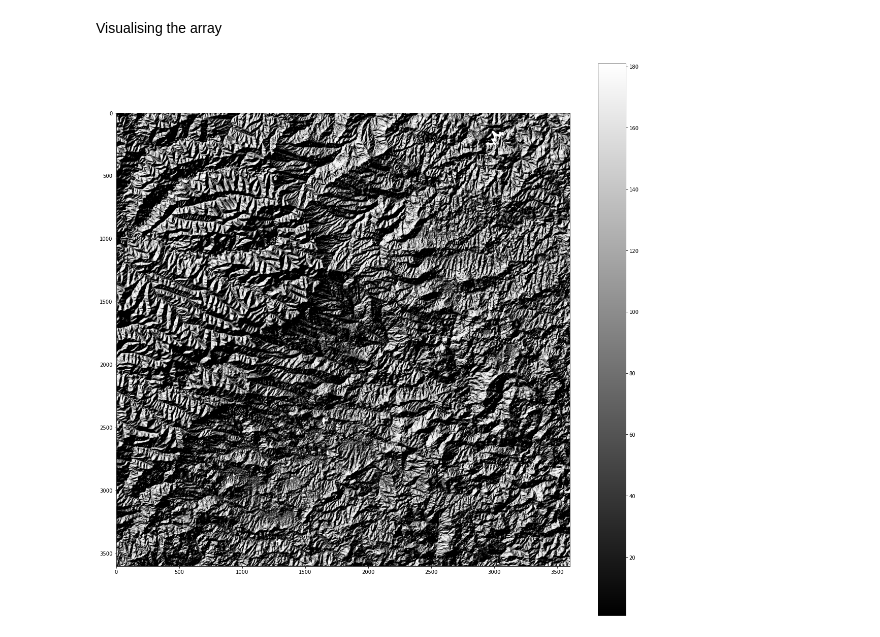
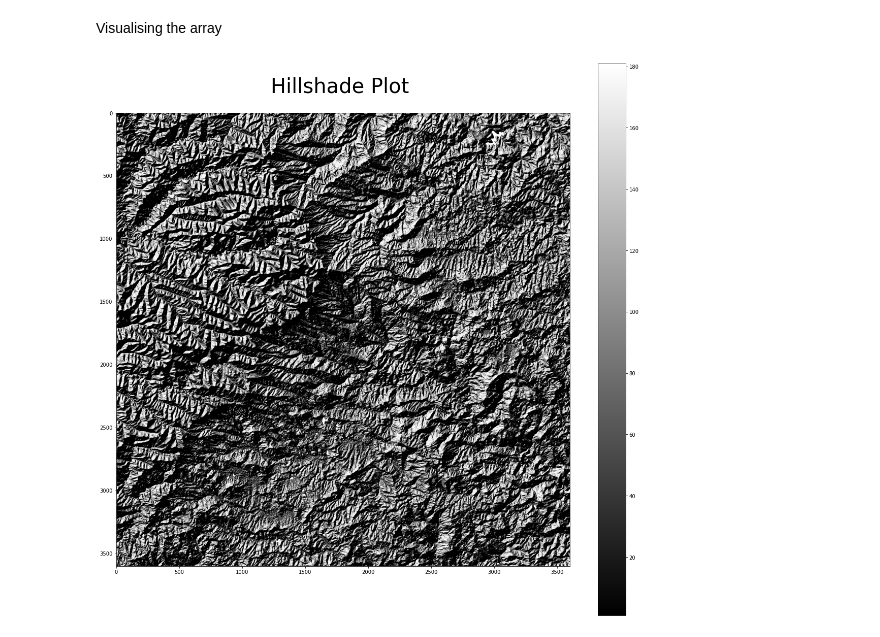
Before and after one commit to VikkiWalls/30-Day-Map-Challenge-2022, a Jupyter notebook: Day 7 - Raster Alternative.ipynb, the cells around one changed output. Saved outputs shown, nothing was run; the diff lists cells and outputs as text; code cells hidden in the pictures.

Commit message:
Plot titles

```diff
--- a/Day 7 - Raster Alternative.ipynb
+++ b/Day 7 - Raster Alternative.ipynb
@@ -86,7 +90,8 @@ Visualising the array
 # %%
 plt.figure(figsize = (20,20))
 plt.imshow(hlshdArray, cmap = "gray")
 plt.colorbar()
+plt.title("Hillshade Plot ", fontsize = 40, pad='40.0')
 plt.show()
 # %% [output]
-[figure, old version]
+[figure, new version]
```
Also changed, not shown: parts of 3 cells of this notebook.
